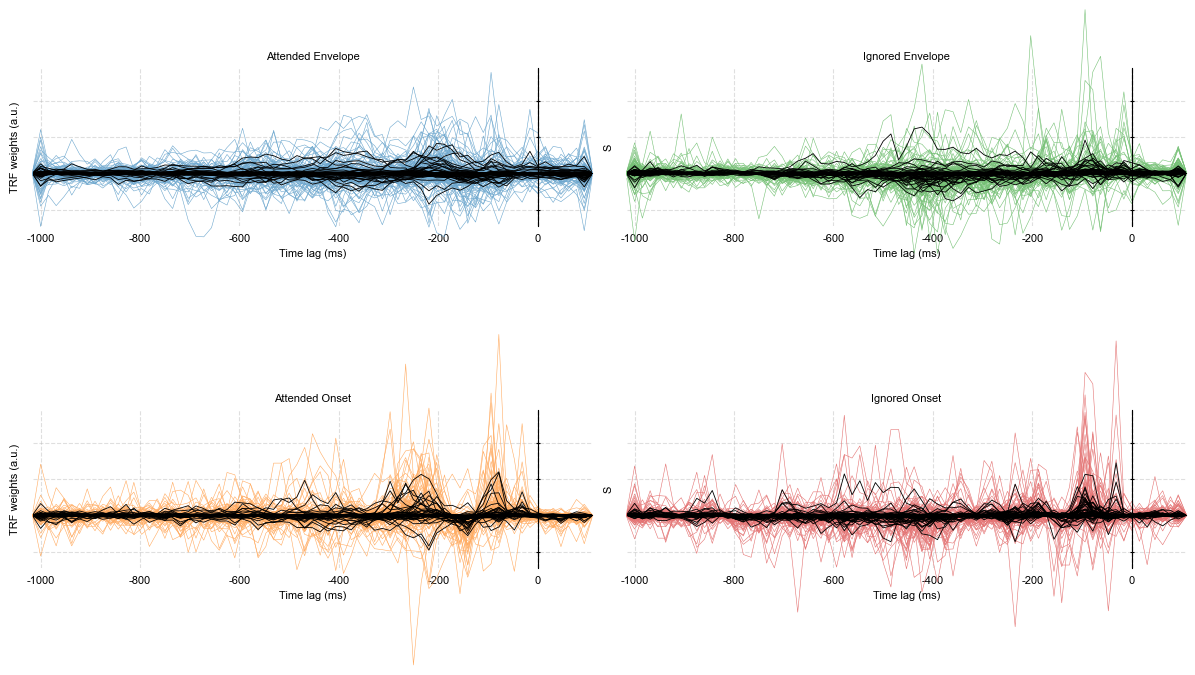
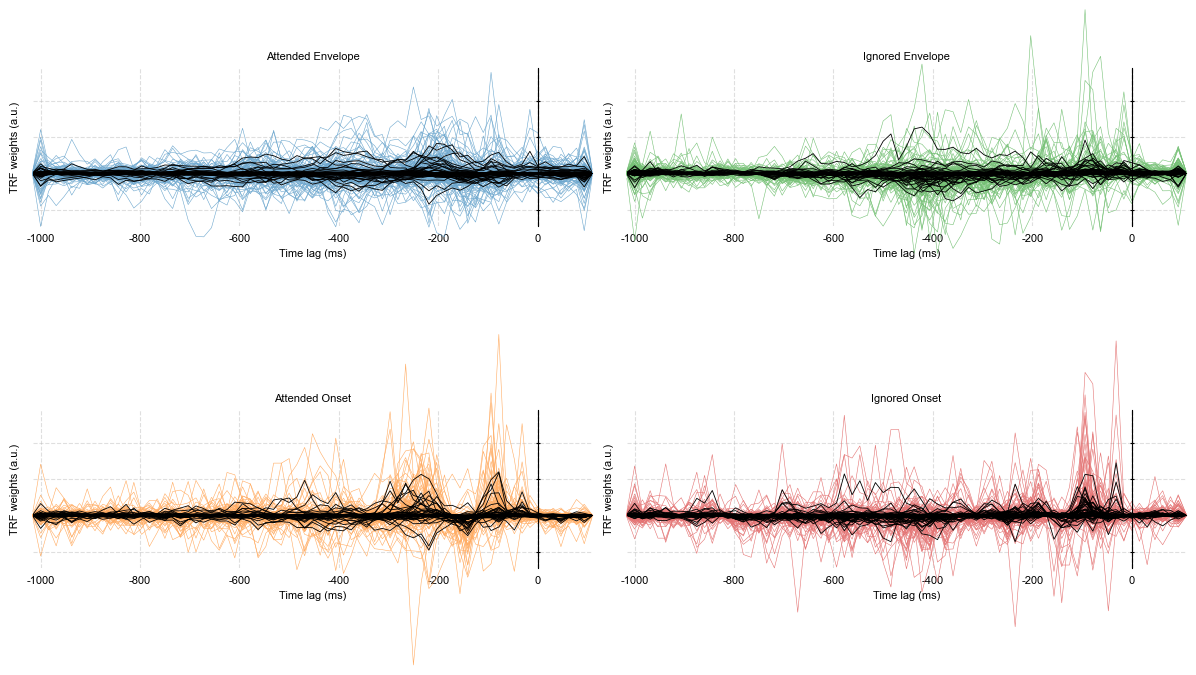
Code edit (unified diff) that turned the first committed figure into the second:
--- before
+++ after
@@ -104,7 +104,6 @@
     for ax in axes:
         ax.set_xlabel('Time lag (ms)')
+        ax.set_ylabel('TRF weights (a.u.)')
 
-    axes[0].set_ylabel('TRF weights (a.u.)')
-    axes[2].set_ylabel('TRF weights (a.u.)')
     axes[0].set_yticklabels([])
     axes[1].set_yticklabels([])

Commit: minor correction in the plot labels